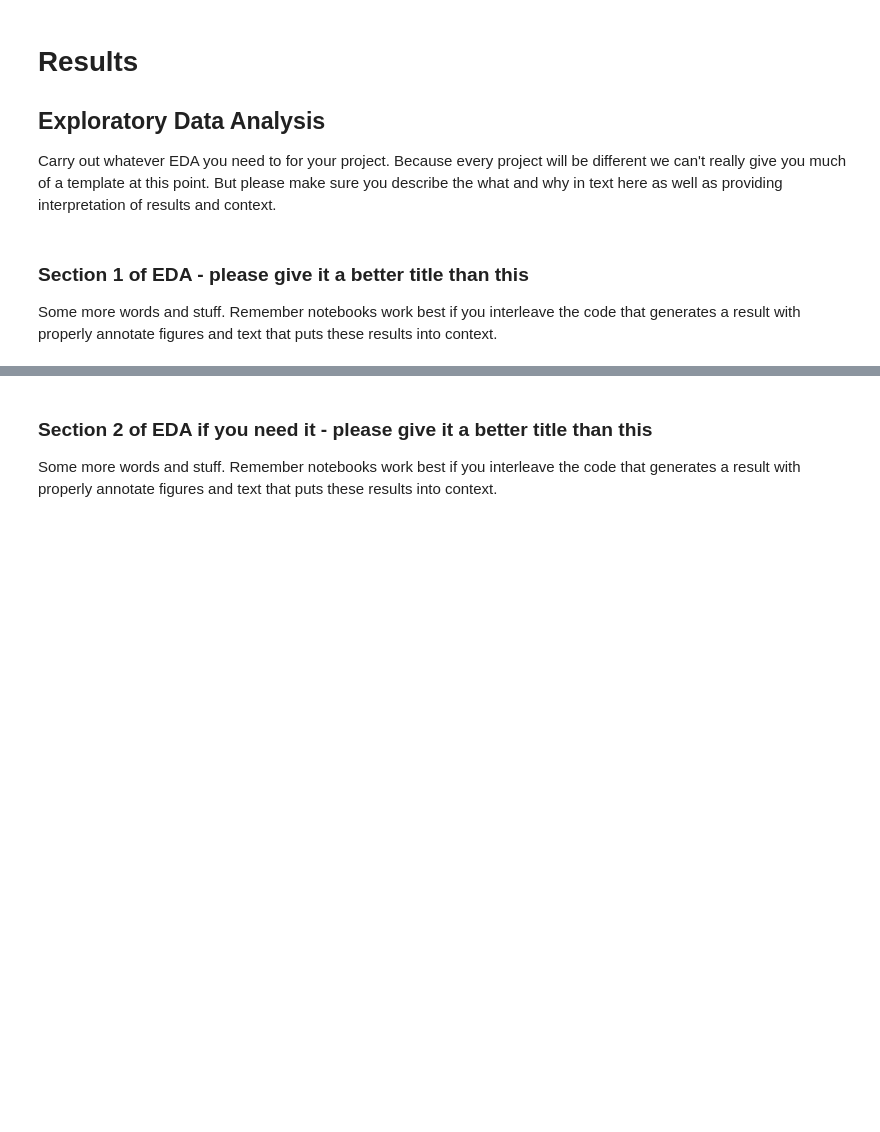
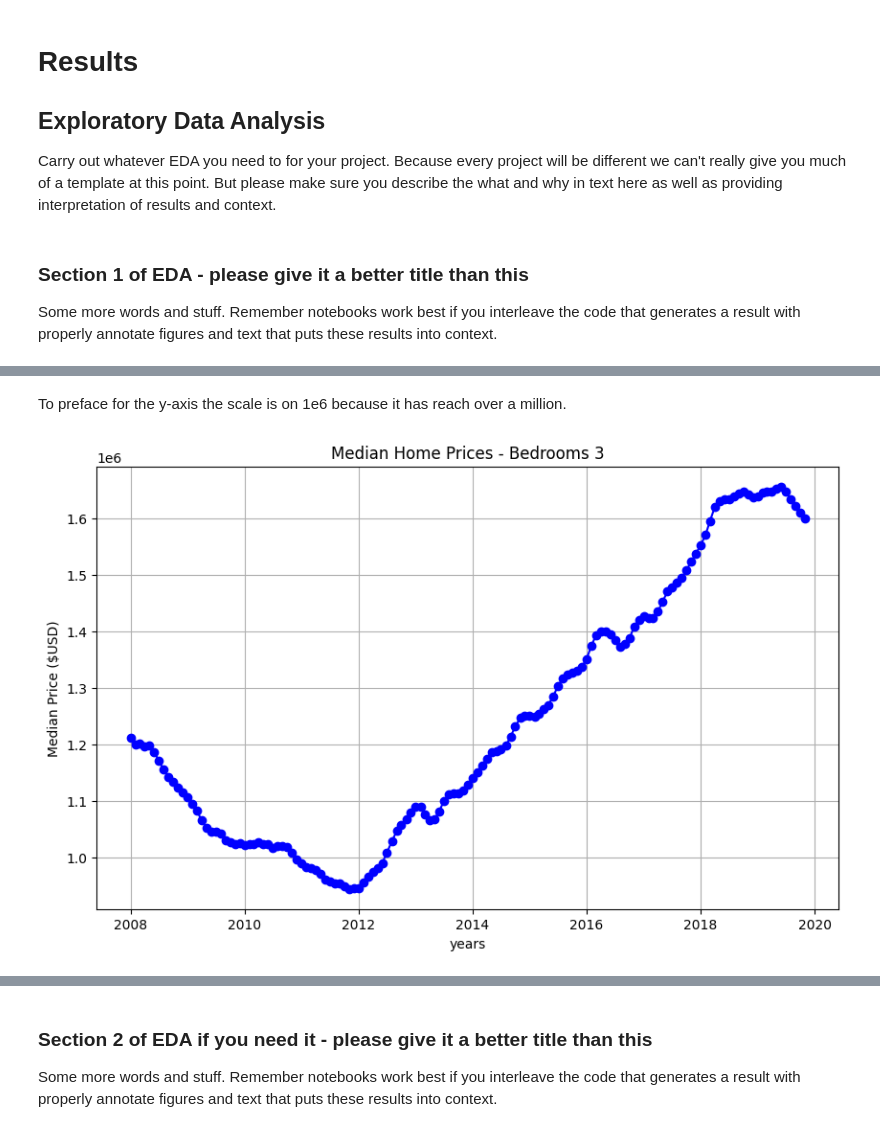
Before and after one commit to KevinABV63/Bash-Grader, a Jupyter notebook: EDACheckpoint_Group045_WI25.ipynb, the cells around one changed output, grey strips where cells are left out. Saved outputs shown, nothing was run; the diff lists cells and outputs as text; code cells hidden in the pictures; blank space fills up the shorter version.

```diff
--- a/EDACheckpoint_Group045_WI25.ipynb
+++ b/EDACheckpoint_Group045_WI25.ipynb
@@ -127,0 +260,6 @@ Some more words and stuff.  Remember notebooks work best if you interleave the c
+# %% [markdown]
+To preface for the y-axis the scale is on 1e6 because it has reach over a million.
+# %%
+plot_san_francisco_data(bed3, 'Median Home Prices - Bedrooms 3', 'years', 'Median Price ($USD)')
+# %% [output]
+[figure, added]
```
Also changed, not shown: parts of 22 cells of this notebook.
